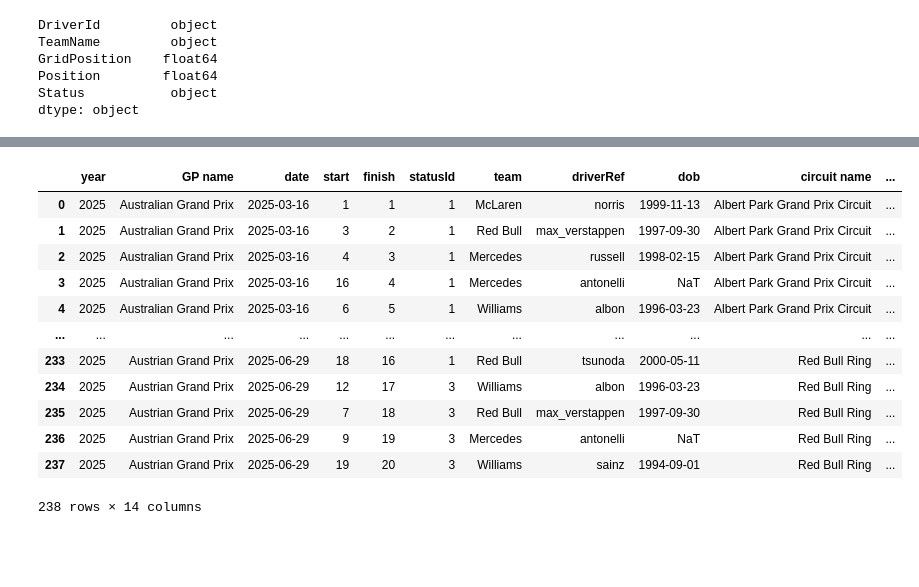
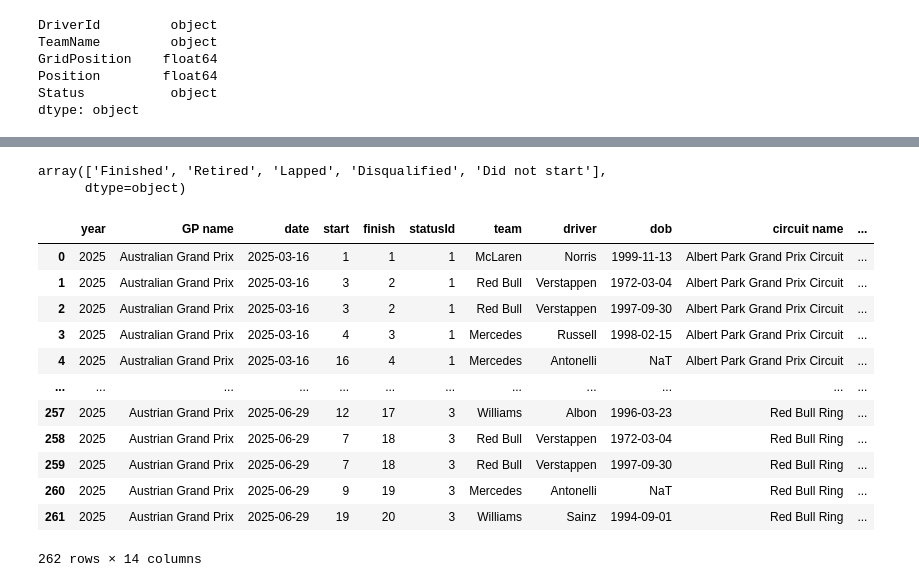
Before and after one commit to Ehte08/F1-Predictor, a Jupyter notebook: fastf12025.ipynb, the cells around one changed output, grey strips where cells are left out. Saved outputs shown, nothing was run; the diff lists cells and outputs as text; code cells hidden in the pictures; blank space fills up the shorter version.

```diff
--- a/fastf12025.ipynb
+++ b/fastf12025.ipynb
@@ -146,2 +110,0 @@ array(['Finished', 'Retired', 'Lapped', 'Disqualified', 'Did not start'],
-# %%
-season2025 = season2025.rename(columns={'DriverId': 'driverRef'})
@@ -164,7 +111,7 @@ season2025
 # %%
-drivers = pd.read_csv('./datasets/drivers.csv')
-circuits = pd.read_csv('./datasets/circuits.csv')
-constructors = pd.read_csv('./datasets/constructors.csv')
+drivers = pd.read_csv('./f1_datasets/drivers.csv')
+circuits = pd.read_csv('./f1_datasets/circuits.csv')
+constructors = pd.read_csv('./f1_datasets/constructors.csv')
 season2025 = season2025.rename(columns={
     'GridPosition': 'start',
     'Position': 'finish',
@@ -197,10 +144,12 @@ team_map = {
 }
 season2025['team'] = season2025['team'].replace(team_map)
 season2025['GP name'] = season2025['GP name'].replace(gp_map, regex=True)
+# %%
+drivers = drivers.rename(columns={'surname':'driver'})
 # %%
 season2025 = season2025.merge(
-    drivers[['driverRef', 'dob', 'nationality']],
-    on='driverRef',
+    drivers[['driver', 'dob', 'nationality']],
+    on='driver',
     how='left'
 )
 season2025 = season2025.merge(
@@ -245,41 +194,46 @@ nationality_x            object
 name                       None
 nationality_y            object
 dtype: object
+# %%
+season2025['Status'].unique()
+# %% [output]
+array(['Finished', 'Retired', 'Lapped', 'Disqualified', 'Did not start'],
+      dtype=object)
 # %%
 season2025['dob'] = pd.to_datetime(season2025['dob'], errors='coerce')
 season2025['statusId'] = season2025['Status'].apply(
     lambda s: 1 if s in {'Finished', 'Lapped', 'Disqualified'} else 3
 )
 season2025['year'] = 2025
 
 season2025 = season2025.reset_index(drop=True)
 season2025 = season2025.rename(columns={
     'name': 'circuit name',
     'nationality_x':'driver_home',
     'nationality_y':'team_home'
 })
 
 final_cols = [
     'year', 'GP name', 'date', 'start', 'finish', 'statusId',
-    'team', 'driverRef', 'dob', 'circuit name', 'location', 'country', 'driver_home', 'team_home'
+    'team', 'driver', 'dob', 'circuit name', 'location', 'country', 'driver_home', 'team_home'
 ]
 season2025 = season2025[final_cols]
 
 season2025
 # %% [output]
-|  | year | GP name | date | start | finish | statusId | team | driverRef | dob | circuit name | ... |
-| 0 | 2025 | Australian Grand Prix | 2025-03-16 | 1 | 1 | 1 | McLaren | norris | 1999-11-13 | Albert Park Grand Prix Circuit | ... |
-| 1 | 2025 | Australian Grand Prix | 2025-03-16 | 3 | 2 | 1 | Red Bull | max_verstappen | 1997-09-30 | Albert Park Grand Prix Circuit | ... |
-| 2 | 2025 | Australian Grand Prix | 2025-03-16 | 4 | 3 | 1 | Mercedes | russell | 1998-02-15 | Albert Park Grand Prix Circuit | ... |
-| 3 | 2025 | Australian Grand Prix | 2025-03-16 | 16 | 4 | 1 | Mercedes | antonelli | NaT | Albert Park Grand Prix Circuit | ... |
-| 4 | 2025 | Australian Grand Prix | 2025-03-16 | 6 | 5 | 1 | Williams | albon | 1996-03-23 | Albert Park Grand Prix Circuit | ... |
+|  | year | GP name | date | start | finish | statusId | team | driver | dob | circuit name | ... |
+| 0 | 2025 | Australian Grand Prix | 2025-03-16 | 1 | 1 | 1 | McLaren | Norris | 1999-11-13 | Albert Park Grand Prix Circuit | ... |
+| 1 | 2025 | Australian Grand Prix | 2025-03-16 | 3 | 2 | 1 | Red Bull | Verstappen | 1972-03-04 | Albert Park Grand Prix Circuit | ... |
+| 2 | 2025 | Australian Grand Prix | 2025-03-16 | 3 | 2 | 1 | Red Bull | Verstappen | 1997-09-30 | Albert Park Grand Prix Circuit | ... |
+| 3 | 2025 | Australian Grand Prix | 2025-03-16 | 4 | 3 | 1 | Mercedes | Russell | 1998-02-15 | Albert Park Grand Prix Circuit | ... |
+| 4 | 2025 | Australian Grand Prix | 2025-03-16 | 16 | 4 | 1 | Mercedes | Antonelli | NaT | Albert Park Grand Prix Circuit | ... |
 | ... | ... | ... | ... | ... | ... | ... | ... | ... | ... | ... | ... |
-| 233 | 2025 | Austrian Grand Prix | 2025-06-29 | 18 | 16 | 1 | Red Bull | tsunoda | 2000-05-11 | Red Bull Ring | ... |
-| 234 | 2025 | Austrian Grand Prix | 2025-06-29 | 12 | 17 | 3 | Williams | albon | 1996-03-23 | Red Bull Ring | ... |
-| 235 | 2025 | Austrian Grand Prix | 2025-06-29 | 7 | 18 | 3 | Red Bull | max_verstappen | 1997-09-30 | Red Bull Ring | ... |
-| 236 | 2025 | Austrian Grand Prix | 2025-06-29 | 9 | 19 | 3 | Mercedes | antonelli | NaT | Red Bull Ring | ... |
-| 237 | 2025 | Austrian Grand Prix | 2025-06-29 | 19 | 20 | 3 | Williams | sainz | 1994-09-01 | Red Bull Ring | ... |
+| 257 | 2025 | Austrian Grand Prix | 2025-06-29 | 12 | 17 | 3 | Williams | Albon | 1996-03-23 | Red Bull Ring | ... |
+| 258 | 2025 | Austrian Grand Prix | 2025-06-29 | 7 | 18 | 3 | Red Bull | Verstappen | 1972-03-04 | Red Bull Ring | ... |
+| 259 | 2025 | Austrian Grand Prix | 2025-06-29 | 7 | 18 | 3 | Red Bull | Verstappen | 1997-09-30 | Red Bull Ring | ... |
+| 260 | 2025 | Austrian Grand Prix | 2025-06-29 | 9 | 19 | 3 | Mercedes | Antonelli | NaT | Red Bull Ring | ... |
+| 261 | 2025 | Austrian Grand Prix | 2025-06-29 | 19 | 20 | 3 | Williams | Sainz | 1994-09-01 | Red Bull Ring | ... |
-238 rows × 14 columns
+262 rows × 14 columns
 # %%
 def nationality(x):
     x = str(x).strip().lower()
```
Also changed, not shown: parts of 27 cells of this notebook, 4 other files.
